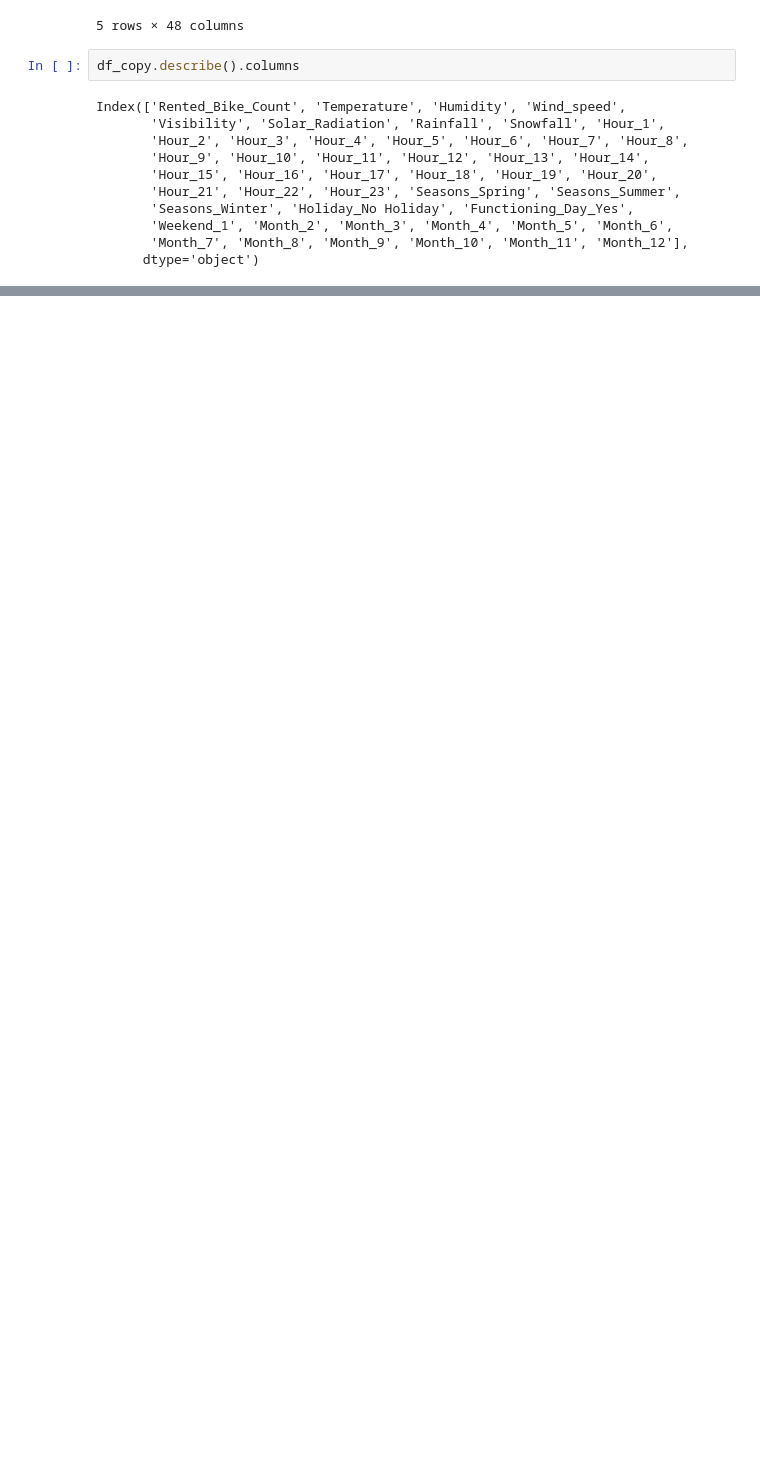
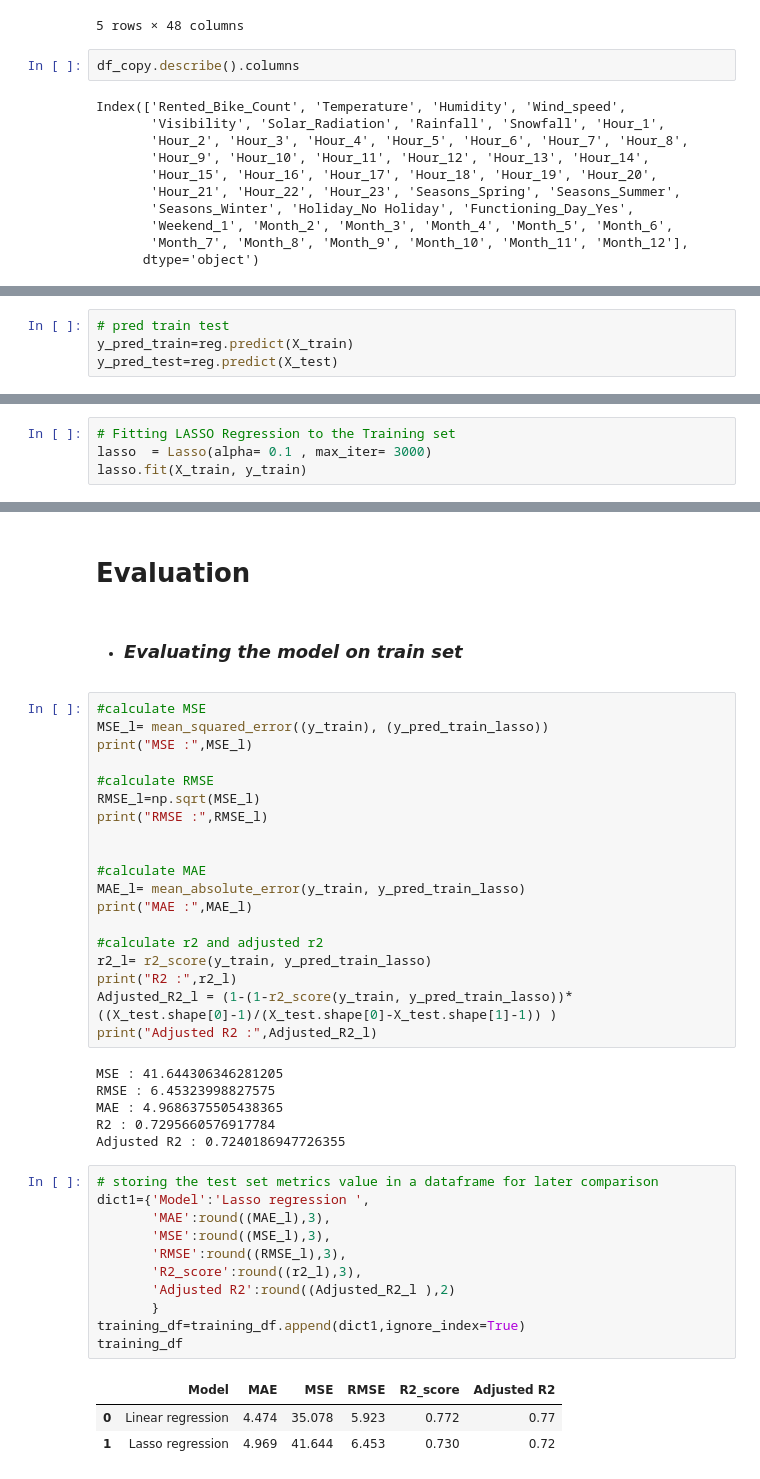
Before and after one commit to Ajinkya-dak/Bike-Sharing-Demand-Prediction, a Jupyter notebook: Bike_Sharing_Demand_Prediction.ipynb, the cells around one changed output, grey strips where cells are left out. Cells and saved outputs as stored; diff of their text form; blank space fills up the shorter version.

```diff
--- a/Bike_Sharing_Demand_Prediction.ipynb
+++ b/Bike_Sharing_Demand_Prediction.ipynb
@@ -485,0 +548,4 @@ Index(['Rented_Bike_Count', 'Temperature', 'Humidity', 'Wind_speed',
+# %%
+# pred train test
+y_pred_train=reg.predict(X_train)
+y_pred_test=reg.predict(X_test)
@@ -485,0 +634,4 @@ Index(['Rented_Bike_Count', 'Temperature', 'Humidity', 'Wind_speed',
+# %%
+# Fitting LASSO Regression to the Training set
+lasso  = Lasso(alpha= 0.1 , max_iter= 3000)
+lasso.fit(X_train, y_train)
@@ -485,0 +648,44 @@ Index(['Rented_Bike_Count', 'Temperature', 'Humidity', 'Wind_speed',
+# %% [markdown]
+# **Evaluation**
+# %% [markdown]
+*   ### ***Evaluating the model on train set***
+# %%
+#calculate MSE
+MSE_l= mean_squared_error((y_train), (y_pred_train_lasso))
+print("MSE :",MSE_l)
+
+#calculate RMSE
+RMSE_l=np.sqrt(MSE_l)
+print("RMSE :",RMSE_l)
+
+
+#calculate MAE
+MAE_l= mean_absolute_error(y_train, y_pred_train_lasso)
+print("MAE :",MAE_l)
+
+#calculate r2 and adjusted r2
+r2_l= r2_score(y_train, y_pred_train_lasso)
+print("R2 :",r2_l)
+Adjusted_R2_l = (1-(1-r2_score(y_train, y_pred_train_lasso))*((X_test.shape[0]-1)/(X_test.shape[0]-X_test.shape[1]-1)) )
+print("Adjusted R2 :",Adjusted_R2_l)
+# %% [output]
+MSE : 41.644306346281205
+RMSE : 6.45323998827575
+MAE : 4.9686375505438365
+R2 : 0.7295660576917784
+Adjusted R2 : 0.7240186947726355
+# %%
+# storing the test set metrics value in a dataframe for later comparison
+dict1={'Model':'Lasso regression ',
+       'MAE':round((MAE_l),3),
+       'MSE':round((MSE_l),3),
+       'RMSE':round((RMSE_l),3),
+       'R2_score':round((r2_l),3),
+       'Adjusted R2':round((Adjusted_R2_l ),2)
+       }
+training_df=training_df.append(dict1,ignore_index=True)
+training_df
+# %% [output]
+|  | Model | MAE | MSE | RMSE | R2_score | Adjusted R2 |
+| 0 | Linear regression | 4.474 | 35.078 | 5.923 | 0.772 | 0.77 |
+| 1 | Lasso regression | 4.969 | 41.644 | 6.453 | 0.730 | 0.72 |
```
Also changed, not shown: parts of 35 cells of this notebook.
